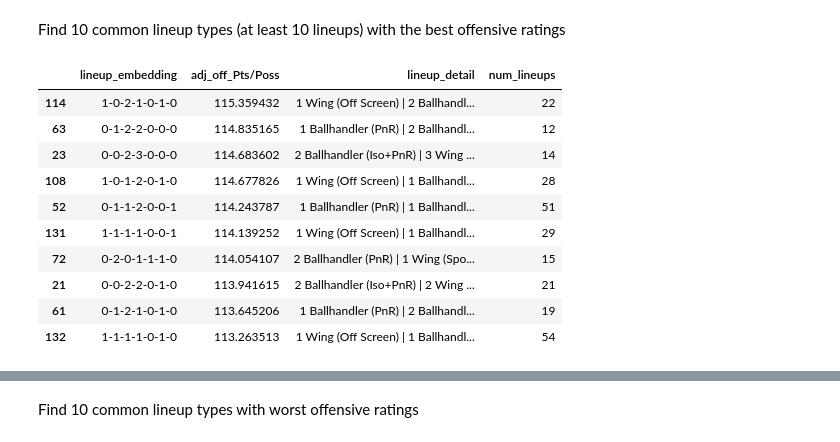
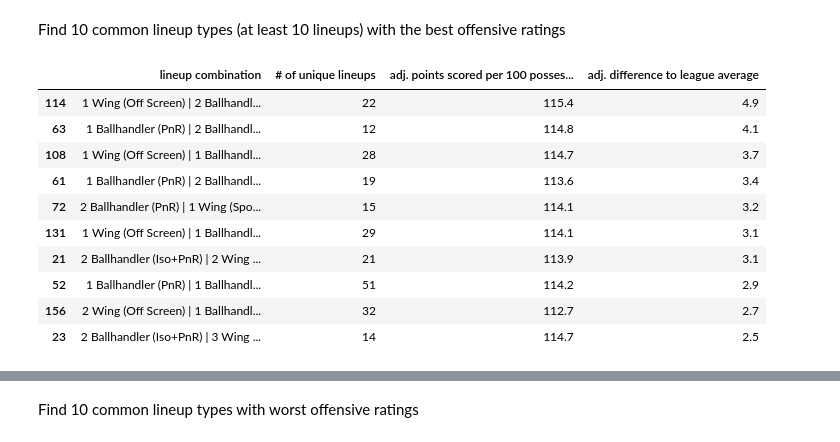
Before and after one commit to xulianrenzoku/synergy_clustering, a Jupyter notebook: nba_clustering_lineup_models.ipynb, the cells around one changed output, grey strips where cells are left out. Saved outputs shown, nothing was run; the diff lists cells and outputs as text; code cells hidden in the pictures.

```diff
--- a/nba_clustering_lineup_models.ipynb
+++ b/nba_clustering_lineup_models.ipynb
@@ -530,8 +530,10 @@ plt.tight_layout()
 # %% [markdown]
 Find 10 lineup types with the best offensive ratings
 # %%
-t_3 = lineup_df_100.groupby('lineup_embedding')['adj_off_Pts/Poss'].mean().reset_index()
+t_3 = lineup_df_100.groupby('lineup_embedding')[['adj_off_Pts/Poss',
+                                                 'adj_diff_to_league_avg']]\
+                   .mean().reset_index()
 t_3['lineup_detail'] = t_3['lineup_embedding'].apply(lineup_embedding_to_detail)
 t_3 = t_3.merge(t_2, how='left')
-t_3.sort_values('adj_off_Pts/Poss', ascending=False).head(10)
+t_3.sort_values('adj_diff_to_league_avg', ascending=False).head(10)
 # %% [output]
@@ -553,20 +555,34 @@ lineup_df_100[lineup_df_100['lineup_embedding'] == '1-0-3-1-0-0-0']
 | 129 | James Harden | Kyrie Irving | Joe Harris | Kevin Durant | Jeff Green | 2020 | Brooklyn Nets | 150 | 97.0 | ... |
 # %% [markdown]
 Find 10 common lineup types (at least 10 lineups) with the best offensive ratings
+# %%
+def color_cluster_2(l):
+    if 'Ballhandler (Iso+PnR)' in l:
+        return 'color: #AB3B3A'
+    else:
+        return 'color: #2E5C6E'
 # %%
-t_3[t_3['num_lineups'] >= 10].sort_values('adj_off_Pts/Poss', ascending=False)\
-                             .head(10)
+t_3[t_3['num_lineups'] >= 10].sort_values('adj_diff_to_league_avg', ascending=False)\
+                             .head(10)[['lineup_detail',
+                                        'num_lineups',
+                                        'adj_off_Pts/Poss',
+                                        'adj_diff_to_league_avg']]\
+                             .rename(columns={'lineup_detail': 'lineup combination',
+                                              'num_lineups': '# of unique lineups',
+                                              'adj_off_Pts/Poss': 'adj. points scored per 100 possessions',
+                                              'adj_diff_to_league_avg': 'adj. difference to league average'})\
+                             .style.format(precision=1).applymap(color_cluster_2, subset='lineup combination')
 # %% [output]
-|  | lineup_embedding | adj_off_Pts/Poss | lineup_detail | num_lineups |
-| 114 | 1-0-2-1-0-1-0 | 115.359432 | 1 Wing (Off Screen) | 2 Ballhandl... | 22 |
-| 63 | 0-1-2-2-0-0-0 | 114.835165 | 1 Ballhandler (PnR) | 2 Ballhandl... | 12 |
-| 23 | 0-0-2-3-0-0-0 | 114.683602 | 2 Ballhandler (Iso+PnR) | 3 Wing ... | 14 |
-| 108 | 1-0-1-2-0-1-0 | 114.677826 | 1 Wing (Off Screen) | 1 Ballhandl... | 28 |
-| 52 | 0-1-1-2-0-0-1 | 114.243787 | 1 Ballhandler (PnR) | 1 Ballhandl... | 51 |
-| 131 | 1-1-1-1-0-0-1 | 114.139252 | 1 Wing (Off Screen) | 1 Ballhandl... | 29 |
-| 72 | 0-2-0-1-1-1-0 | 114.054107 | 2 Ballhandler (PnR) | 1 Wing (Spo... | 15 |
-| 21 | 0-0-2-2-0-1-0 | 113.941615 | 2 Ballhandler (Iso+PnR) | 2 Wing ... | 21 |
-| 61 | 0-1-2-1-0-1-0 | 113.645206 | 1 Ballhandler (PnR) | 2 Ballhandl... | 19 |
-| 132 | 1-1-1-1-0-1-0 | 113.263513 | 1 Wing (Off Screen) | 1 Ballhandl... | 54 |
+|  | lineup combination | # of unique lineups | adj. points scored per 100 posses... | adj. difference to league average |
+| 114 | 1 Wing (Off Screen) | 2 Ballhandl... | 22 | 115.4 | 4.9 |
+| 63 | 1 Ballhandler (PnR) | 2 Ballhandl... | 12 | 114.8 | 4.1 |
+| 108 | 1 Wing (Off Screen) | 1 Ballhandl... | 28 | 114.7 | 3.7 |
+| 61 | 1 Ballhandler (PnR) | 2 Ballhandl... | 19 | 113.6 | 3.4 |
+| 72 | 2 Ballhandler (PnR) | 1 Wing (Spo... | 15 | 114.1 | 3.2 |
+| 131 | 1 Wing (Off Screen) | 1 Ballhandl... | 29 | 114.1 | 3.1 |
+| 21 | 2 Ballhandler (Iso+PnR) | 2 Wing ... | 21 | 113.9 | 3.1 |
+| 52 | 1 Ballhandler (PnR) | 1 Ballhandl... | 51 | 114.2 | 2.9 |
+| 156 | 2 Wing (Off Screen) | 1 Ballhandl... | 32 | 112.7 | 2.7 |
+| 23 | 2 Ballhandler (Iso+PnR) | 3 Wing ... | 14 | 114.7 | 2.5 |
 # %%
 lineup_df_100[lineup_df_100['lineup_embedding'] == '1-0-2-1-0-1-0']\
```
Also changed, not shown: parts of 11 cells of this notebook.
